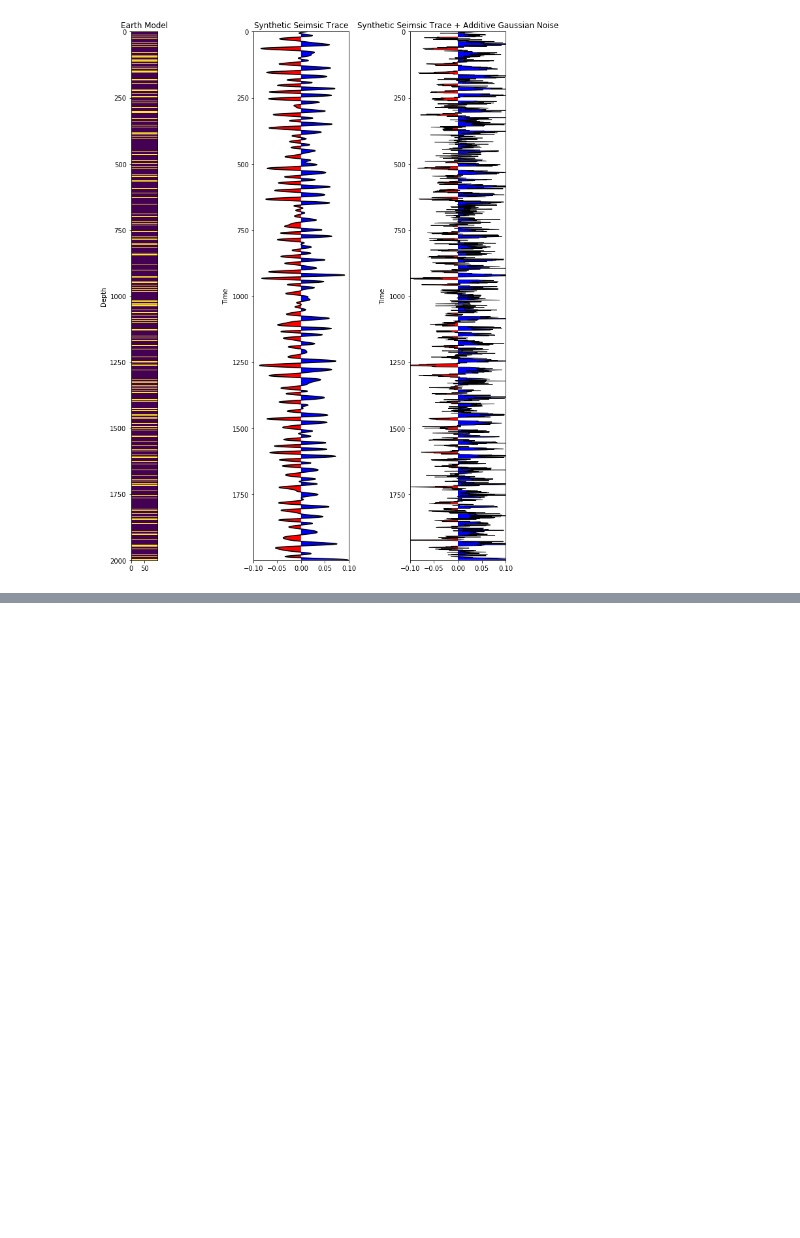
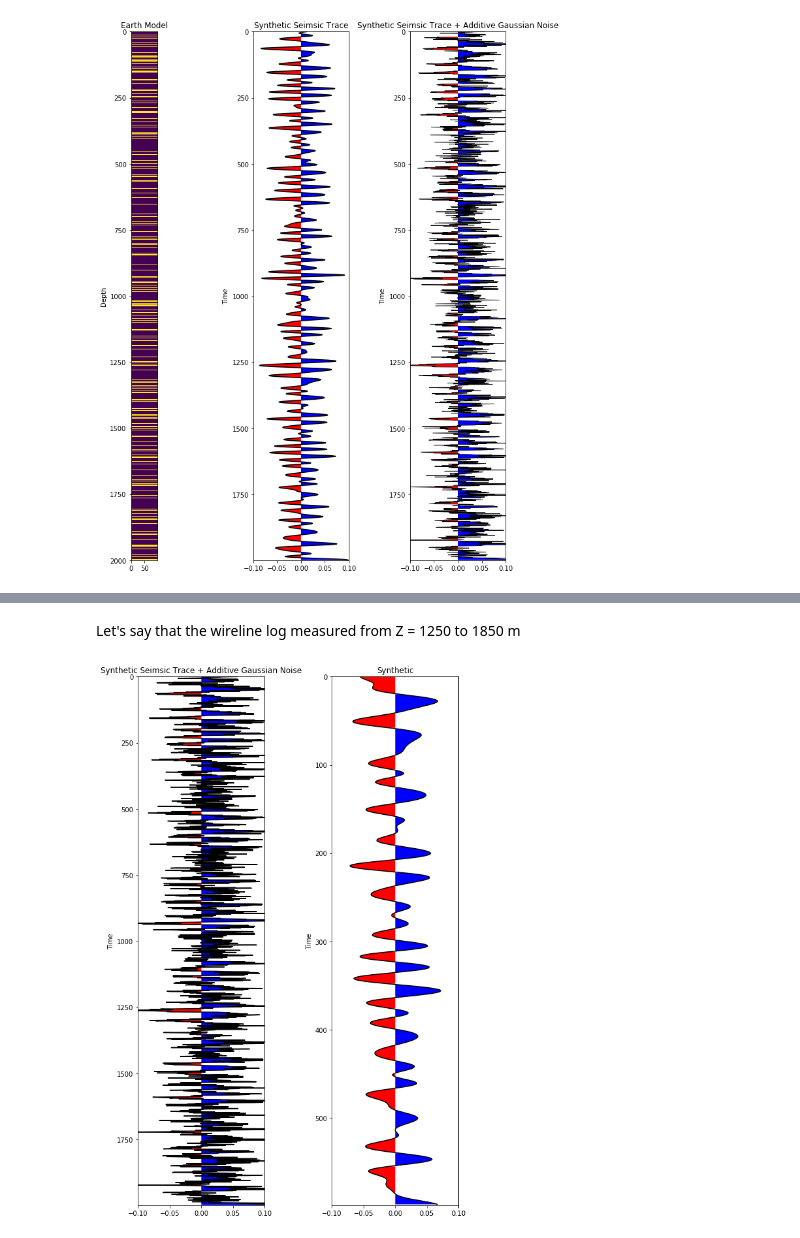
Before and after one commit to bdowdell/automatic_well_tie, a Jupyter notebook: nb/prototyping.ipynb, the cells around one changed output, grey strips where cells are left out. Drawn from its saved outputs; the diff is of its cells as text; code cells hidden in the pictures; blank space fills up the shorter version.

Commit message:
creates well tie synthetic from portion of earth model

```diff
--- a/nb/prototyping.ipynb
+++ b/nb/prototyping.ipynb
@@ -282,0 +291,38 @@ plt.show()
+# %% [markdown]
+Let's say that the wireline log measured from Z = 1250 to 1850 m
+# %%
+z_start = 1250
+z_stop = 1850
+# %%
+wireline = imp_seq[z_start:z_stop]
+# %%
+wireline_rc = (wireline[1:] - wireline[:-1]) / (wireline[1:] + wireline[:-1])
+# %%
+wireline_synth = convolve(wireline_rc, ricker25)
+# %%
+fig = plt.figure(figsize=(8,12))
+
+ax1 = fig.add_subplot(1,2,1)
+ax1.plot(synth_seis_trace_agw, range(0, len(synth_seis_trace_agw)), 'k')
+ax1.fill_betweenx(range(0, len(synth_seis_trace_agw)), 0, synth_seis_trace_agw, where=synth_seis_trace_agw<=0, facecolor='red')
+ax1.fill_betweenx(range(0, len(synth_seis_trace_agw)), 0, synth_seis_trace_agw, where=synth_seis_trace_agw>=0, facecolor='blue')
+ax1.set_ylim(0, len(synth_seis_trace_agw))
+ax1.invert_yaxis()
+ax1.set_ylabel('Time')
+ax1.set_xlim(-0.1, 0.1)
+ax1.set_title('Synthetic Seimsic Trace + Additive Gaussian Noise')
+
+ax2 = fig.add_subplot(1,2,2)
+ax2.plot(wireline_synth, range(0, len(wireline_synth)), 'k')
+ax2.fill_betweenx(range(0, len(wireline_synth)), 0, wireline_synth, where=wireline_synth<=0, facecolor='red')
+ax2.fill_betweenx(range(0, len(wireline_synth)), 0, wireline_synth, where=wireline_synth>=0, facecolor='blue')
+ax2.set_ylim(0, len(wireline_synth))
+ax2.invert_yaxis()
+ax2.set_ylabel('Time')
+ax2.set_xlim(-0.1, 0.1)
+ax2.set_title('Synthetic')
+
+plt.tight_layout()
+plt.show()
+# %% [output]
+[figure, added]
```
Also changed, not shown: parts of 3 cells of this notebook.
